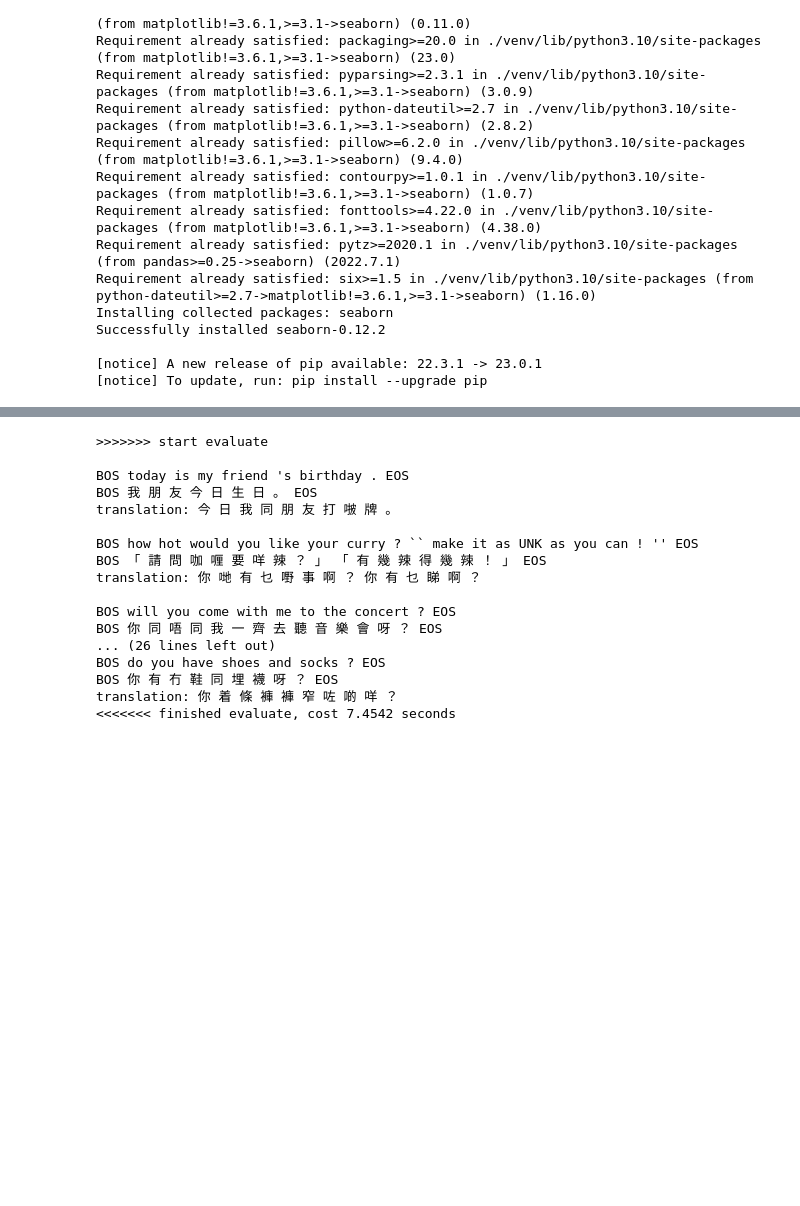
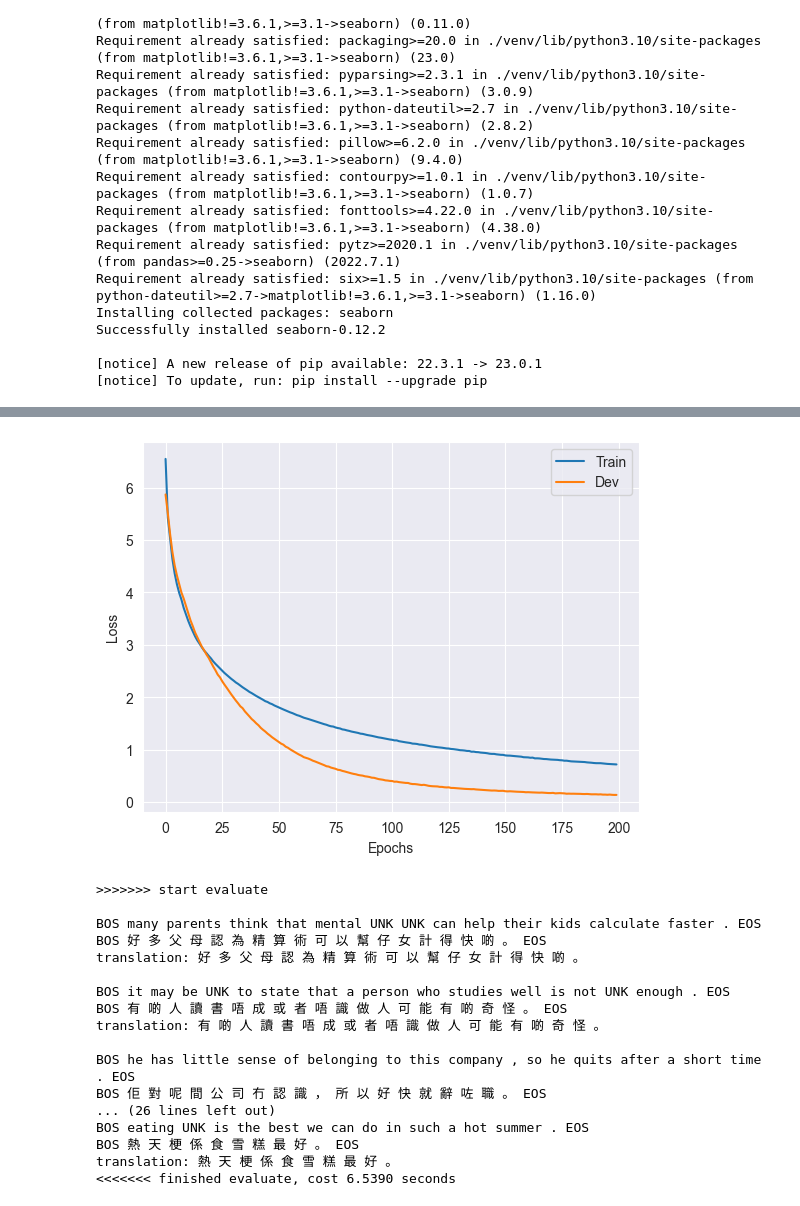
Before and after one commit to V1NW0G/cantonese_seq2seq, a Jupyter notebook: chineseEng.ipynb, the cells around one changed output, grey strips where cells are left out. Saved outputs shown, nothing was run; the diff lists cells and outputs as text; code cells hidden in the pictures; blank space fills up the shorter version.

Commit message:
11/3 train result

```diff
--- a/chineseEng.ipynb
+++ b/chineseEng.ipynb
@@ -41,7 +41,7 @@ UNK = 0  # unknow word-id
 PAD = 1  # padding word-id
 BATCH_SIZE = 64
 
-DEBUG = False    # Debug / Learning Purposes.
+DEBUG = False   # Debug / Learning Purposes.
 # DEBUG = False # Build the model, better with GPU CUDA enabled.
 
 if DEBUG:
@@ -56,15 +56,15 @@ if DEBUG:
     DEV_FILE   = 'data/yue-eng.txt'
     SAVE_FILE  = 'save/models/model.pt'
 else:
-    EPOCHS  = 20
+    EPOCHS  = 200
     LAYERS  = 6
     H_NUM   = 8
     D_MODEL = 256
     D_FF    = 1024
-    DROPOUT = 0.1
+    DROPOUT = 0.15
     MAX_LENGTH = 60
-    TRAIN_FILE = 'data/yue-eng2.txt'
-    DEV_FILE   = 'data/yue-eng.txt'
+    TRAIN_FILE = 'data/yue-engCombine.txt'
+    DEV_FILE   = 'data/yue-eng_test.txt'
     SAVE_FILE  = 'save/models/large_model.pt'
 
 DEVICE = torch.device("cuda" if torch.cuda.is_available() else "cpu")
@@ -564,4 +564,6 @@ None
 # %%
+train_losses = []
+dev_losses = []
 def run_epoch(data, model, loss_compute, epoch):
     start = time.time()
     total_tokens = 0.
@@ -590,12 +592,16 @@ def train(data, model, criterion, optimizer):
     for epoch in range(EPOCHS):
         # Train model
         model.train()
-        run_epoch(data.train_data, model, SimpleLossCompute(model.generator, criterion, optimizer), epoch)
+        # run_epoch(data.train_data, model, SimpleLossCompute(model.generator, criterion, optimizer), epoch)
+        train_loss = run_epoch(data.train_data, model, SimpleLossCompute(model.generator, criterion, optimizer), epoch)
+        train_losses.append(train_loss)
+
         model.eval()
-
         # validate model on dev dataset
         print('>>>>> Evaluate')
         dev_loss = run_epoch(data.dev_data, model, SimpleLossCompute(model.generator, criterion, None), epoch)
+        dev_losses.append(dev_loss)
+        # dev_loss = run_epoch(data.dev_data, model, SimpleLossCompute(model.generator, criterion, None), epoch)
         print('<<<<< Evaluate loss: {:.2f}'.format(dev_loss))
 
         # save the model with best-dev-loss (model validation)
@@ -651,3 +657,15 @@ Epoch 19 Batch: 50 Loss: 2.0839 Tokens per Sec: 2.07s
+# %%
+import matplotlib.pyplot as plt
+
+# Plot the training and validation losses
+plt.plot(range(EPOCHS), train_losses, label='Train')
+plt.plot(range(EPOCHS), dev_losses, label='Dev')
+plt.xlabel('Epochs')
+plt.ylabel('Loss')
+plt.legend()
+plt.show()
+# %% [output]
+[figure, added]
 # %%
 def greedy_decode(model, src, src_mask, max_len, start_symbol):
     """
@@ -717,21 +735,21 @@ print(f"<<<<<<< finished evaluate, cost {time.time()-evaluate_start:.4f} seconds
 # %% [output]
 >>>>>>> start evaluate
 
-BOS today is my friend 's birthday . EOS
-BOS 我 朋 友 今 日 生 日 。 EOS
-translation: 今 日 我 同 朋 友 打 𠵿 牌 。
+BOS many parents think that mental UNK UNK can help their kids calculate faster . EOS
+BOS 好 多 父 母 認 為 精 算 術 可 以 幫 仔 女 計 得 快 啲 。 EOS
+translation: 好 多 父 母 認 為 精 算 術 可 以 幫 仔 女 計 得 快 啲 。
 
-BOS how hot would you like your curry ? `` make it as UNK as you can ! '' EOS
-BOS 「 請 問 咖 喱 要 咩 辣 ？ 」 「 有 幾 辣 得 幾 辣 ！ 」 EOS
-translation: 你 哋 有 乜 嘢 事 啊 ？ 你 有 乜 睇 啊 ？
+BOS it may be UNK to state that a person who studies well is not UNK enough . EOS
+BOS 有 啲 人 讀 書 唔 成 或 者 唔 識 做 人 可 能 有 啲 奇 怪 。 EOS
+translation: 有 啲 人 讀 書 唔 成 或 者 唔 識 做 人 可 能 有 啲 奇 怪 。
 
-BOS will you come with me to the concert ? EOS
-BOS 你 同 唔 同 我 一 齊 去 聽 音 樂 會 呀 ？ EOS
+BOS he has little sense of belonging to this company , so he quits after a short time . EOS
+BOS 佢 對 呢 間 公 司 冇 認 識 ， 所 以 好 快 就 辭 咗 職 。 EOS
 ... (26 lines left out)
-BOS do you have shoes and socks ? EOS
-BOS 你 有 冇 鞋 同 埋 襪 呀 ？ EOS
-translation: 你 着 條 褲 褲 窄 咗 啲 咩 ？
-<<<<<<< finished evaluate, cost 7.4542 seconds
+BOS eating UNK is the best we can do in such a hot summer . EOS
+BOS 熱 天 梗 係 食 雪 糕 最 好 。 EOS
+translation: 熱 天 梗 係 食 雪 糕 最 好 。
+<<<<<<< finished evaluate, cost 6.5390 seconds
 # %%
 # Here is my pretrained model with CUDA support
 if DEVICE=="cuda":
```
Also changed, not shown: parts of 7 cells of this notebook, 6 other files.
